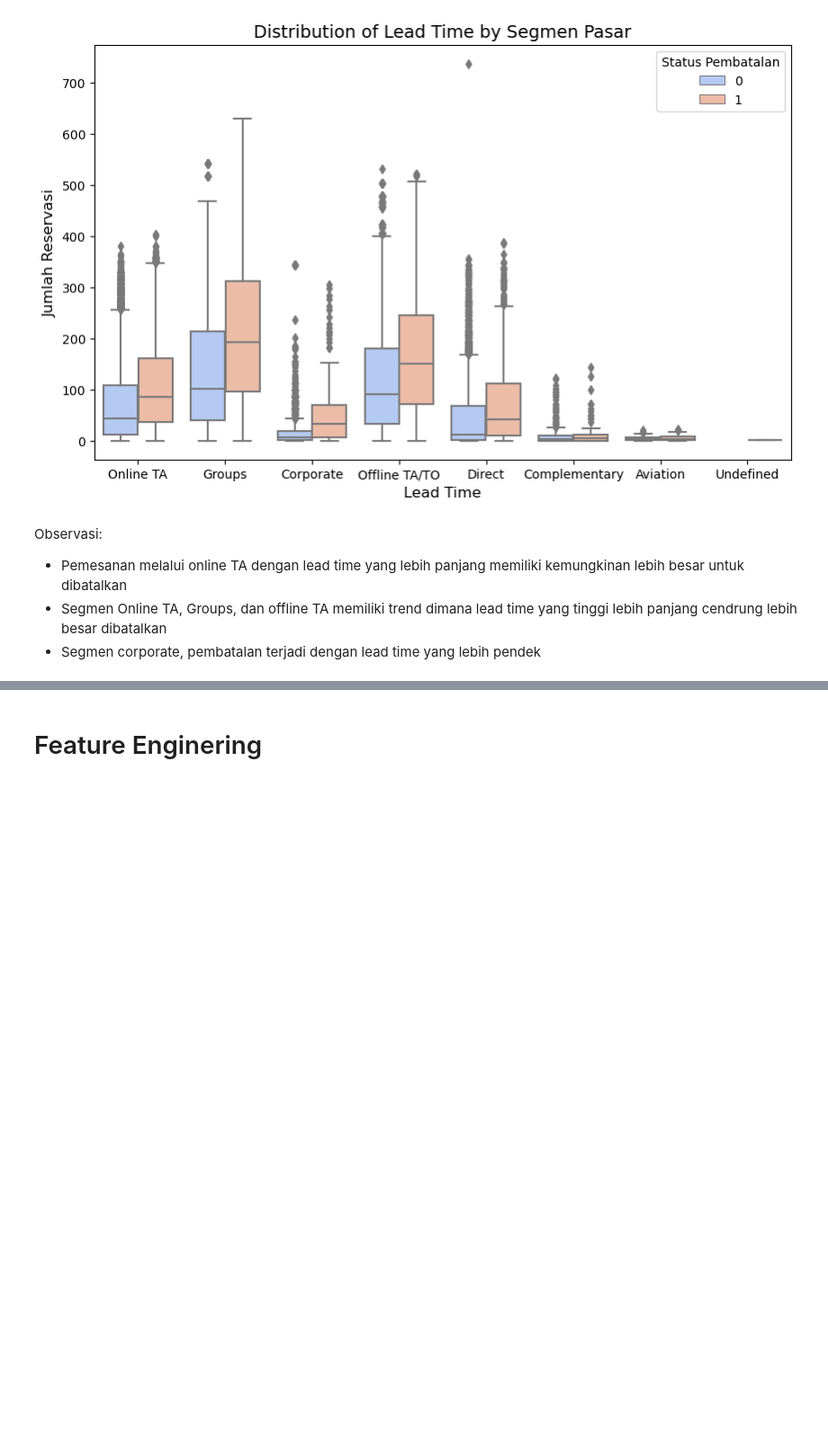
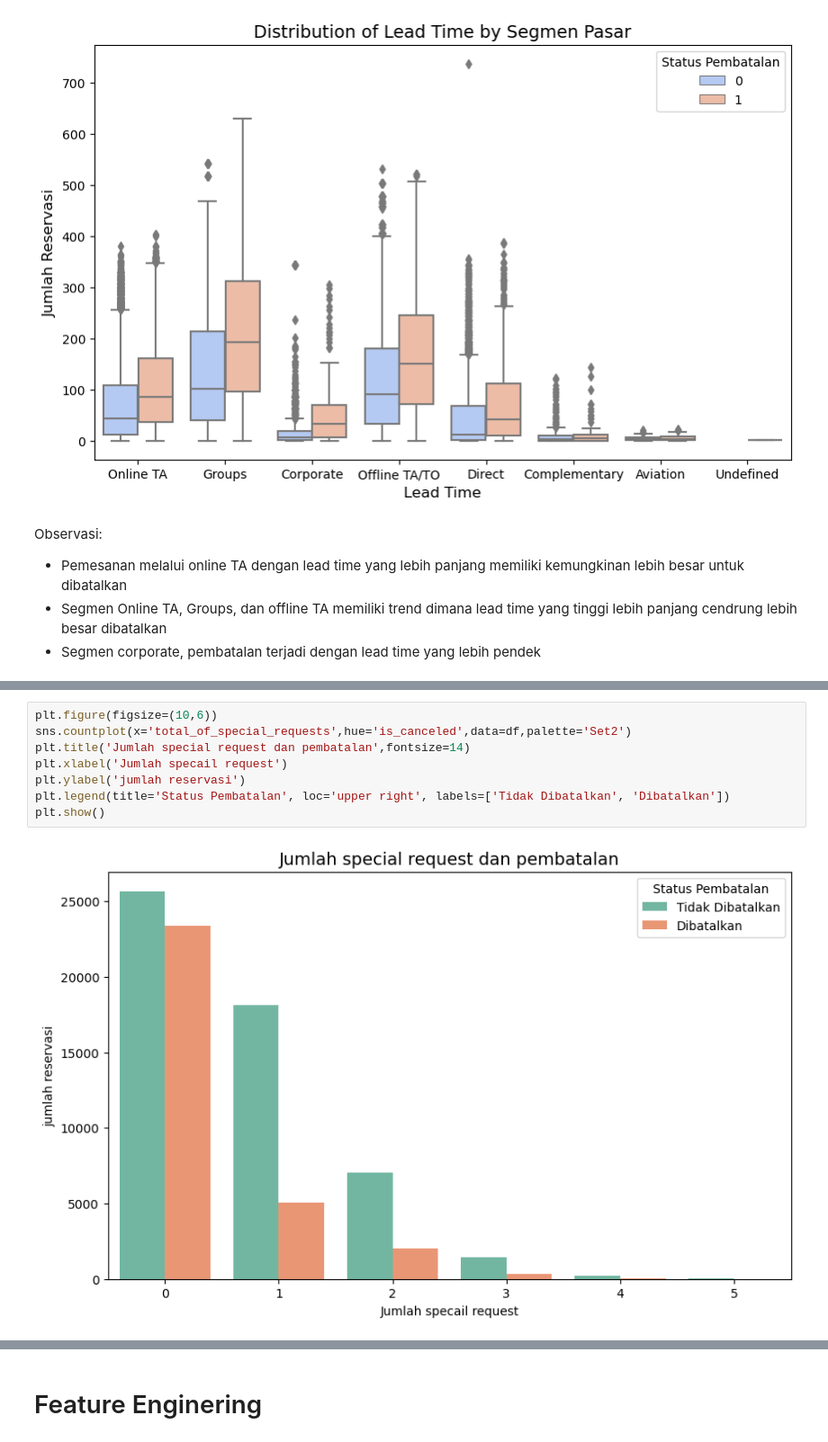
Before and after one commit to tiyasanin1/hotel-booking-analysis, a Jupyter notebook: notebooks/code.ipynb, the cells around one changed output, grey strips where cells are left out. Shown at 90% size. Drawn from its saved outputs; the diff is of its cells as text; blank space fills up the shorter version.

```diff
--- a/notebooks/code.ipynb
+++ b/notebooks/code.ipynb
@@ -269,0 +302,10 @@ plt.show()
+# %%
+plt.figure(figsize=(10,6))
+sns.countplot(x='total_of_special_requests',hue='is_canceled',data=df,palette='Set2')
+plt.title('Jumlah special request dan pembatalan',fontsize=14)
+plt.xlabel('Jumlah specail request')
+plt.ylabel('jumlah reservasi')
+plt.legend(title='Status Pembatalan', loc='upper right', labels=['Tidak Dibatalkan', 'Dibatalkan'])
+plt.show()
+# %% [output]
+[figure, added]
```
Also changed, not shown: parts of 32 cells of this notebook, 1 other file.
